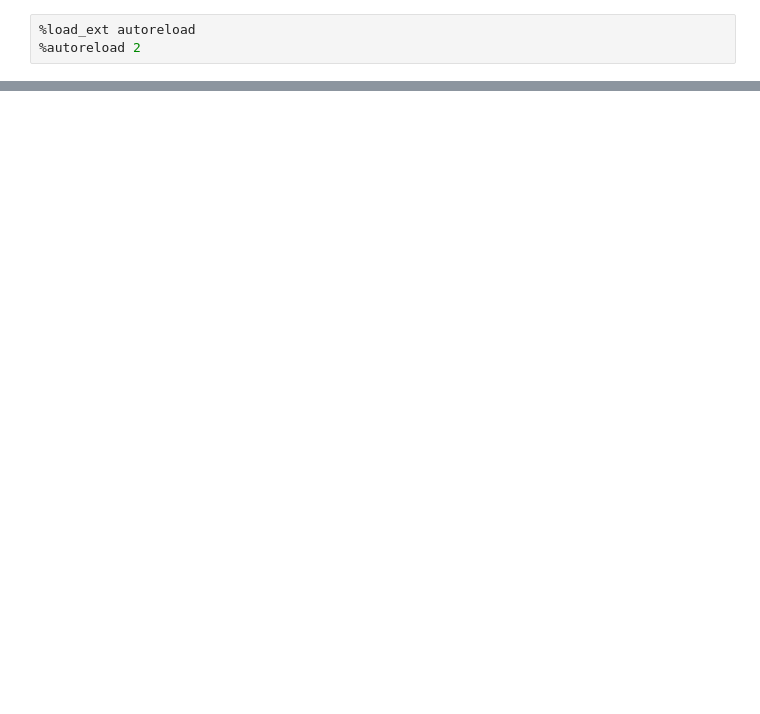
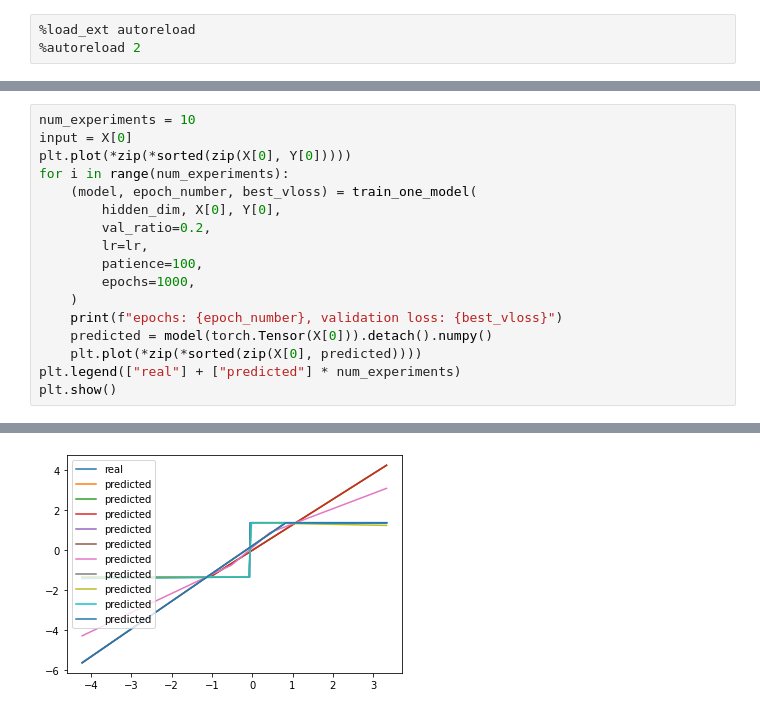
Before and after one commit to fanzhuyifan/rl-sample-complexity, a Jupyter notebook: generate.ipynb, the cells around one changed output, grey strips where cells are left out. Drawn from its saved outputs; the diff is of its cells as text; blank space fills up the shorter version.

Commit message:
training with single layer model

```diff
--- a/generate.ipynb
+++ b/generate.ipynb
@@ -54,0 +44,18 @@ X, Y
+# %%
+num_experiments = 10
+input = X[0]
+plt.plot(*zip(*sorted(zip(X[0], Y[0]))))
+for i in range(num_experiments):
+    (model, epoch_number, best_vloss) = train_one_model(
+        hidden_dim, X[0], Y[0],
+        val_ratio=0.2,
+        lr=lr,
+        patience=100,
+        epochs=1000,
+    )
+    print(f"epochs: {epoch_number}, validation loss: {best_vloss}")
+    predicted = model(torch.Tensor(X[0])).detach().numpy()
+    plt.plot(*zip(*sorted(zip(X[0], predicted))))
+plt.legend(["real"] + ["predicted"] * num_experiments)
+plt.show()
+# %% [output]
@@ -54,0 +72 @@ X, Y
+[figure, added]
```
Also changed, not shown: parts of 29 cells of this notebook, 3 other files.
